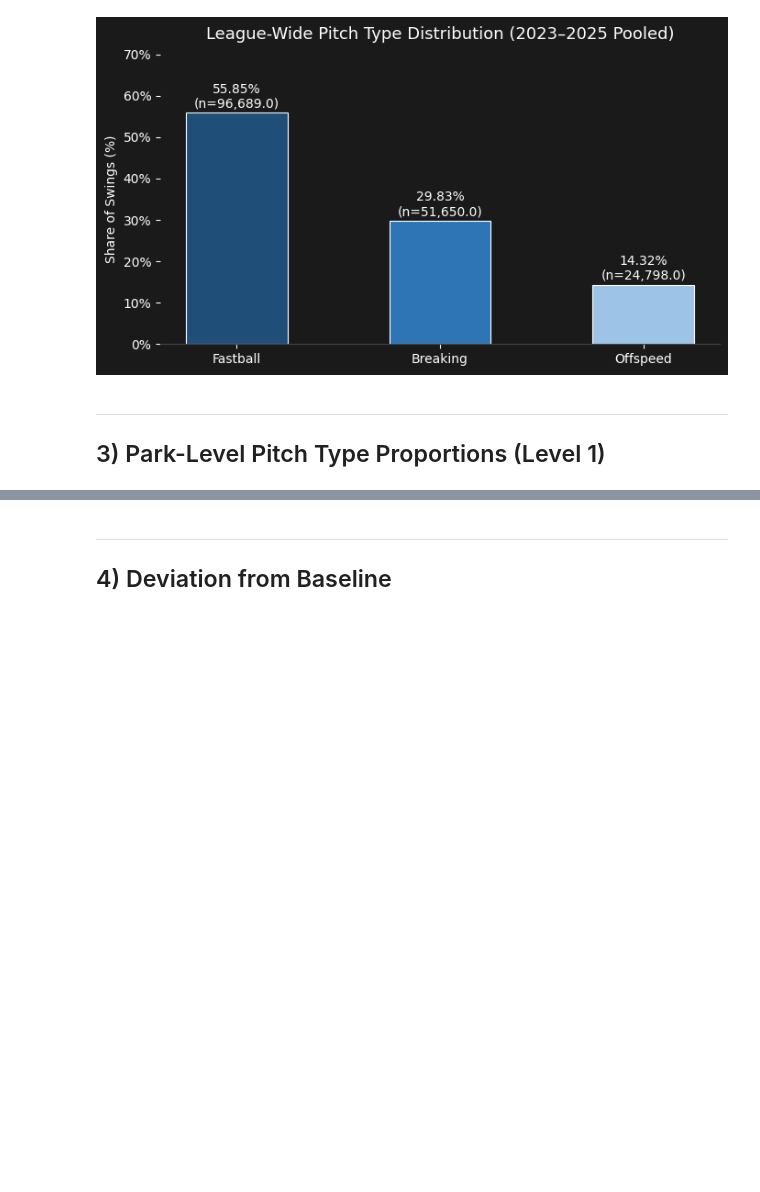
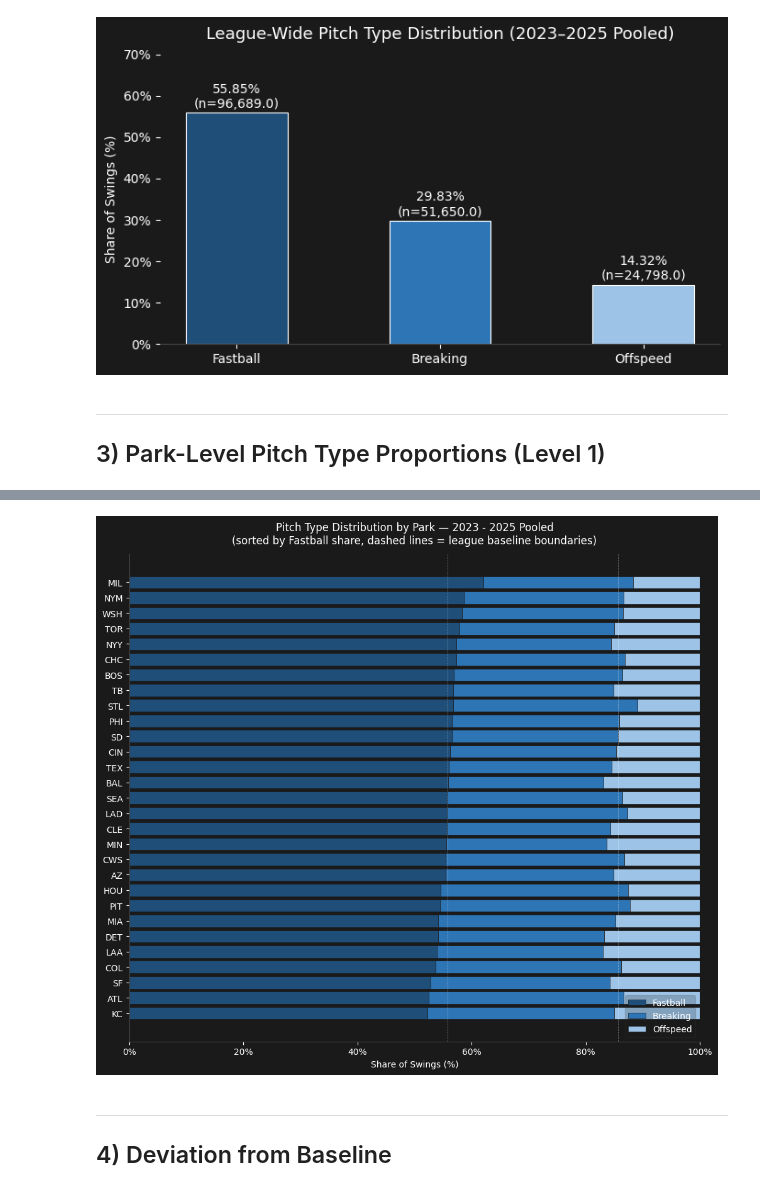
Before and after one commit to brycemgelarden/MLB_Ballpark_Factor_Analysis, a Jupyter notebook: notebooks/04_pitch_type_freq.ipynb, the cells around one changed output, grey strips where cells are left out. Cells and saved outputs as stored; diff of their text form; code cells hidden in the pictures; blank space fills up the shorter version.

```diff
--- a/notebooks/04_pitch_type_freq.ipynb
+++ b/notebooks/04_pitch_type_freq.ipynb
@@ -136,3 +178,52 @@ ___
+# %%
+# Sort parks by fastball proportion descending — most fastball-heavy parks on top
+park_props_sorted = park_props.sort_values("Fastball", ascending=True)
+
+fig, ax = plt.subplots(figsize=(10, 9))
+
+left = np.zeros(len(park_props_sorted))
+for cat in ["Fastball", "Breaking", "Offspeed"]:
+    values = park_props_sorted[cat].values * 100
+    bars = ax.barh(
+        park_props_sorted.index,
+        values,
+        left=left,
+        color=COLORS[cat],
+        label=cat,
+        edgecolor="#1a1a1a",
+        linewidth=0.5,
+    )
+    left += values
+
+# Lines that reference the league baselines
+for i, cat in enumerate(["Fastball", "Breaking", "Offspeed"]):
+    cumulative = league_baseline.loc[["Fastball", "Breaking", "Offspeed"][:i+1], "pct"].sum()
+    ax.axvline(cumulative, color="white", linewidth=0.6, linestyle="--", alpha=0.4)
+
+ax.set_xlabel("Share of Swings (%)", color="white")
+ax.set_title("Pitch Type Distribution by Park — 2023 - 2025 Pooled\n(sorted by Fastball share, dashed lines = league baseline boundaries)",
+             fontsize=12, pad=12, color="white")
+ax.xaxis.set_major_formatter(mtick.PercentFormatter())
+ax.set_xlim(0, 100)
+
+ax.set_facecolor("#1a1a1a")
+fig.patch.set_facecolor("#1a1a1a")
+ax.tick_params(colors="white")
+ax.spines[["top", "right"]].set_visible(False)
+ax.spines[["left", "bottom"]].set_color("#444444")
+
+ax.legend(
+    loc="lower right",
+    framealpha=0.2,
+    labelcolor="white",
+    facecolor="#1a1a1a",
+    edgecolor="#444444",
+)
+
+plt.tight_layout()
+plt.show()
+# %% [output]
+[figure, added]
 # %% [markdown]
 ___
 ## 4) Deviation from Baseline
```
Also changed, not shown: parts of 5 cells of this notebook.
